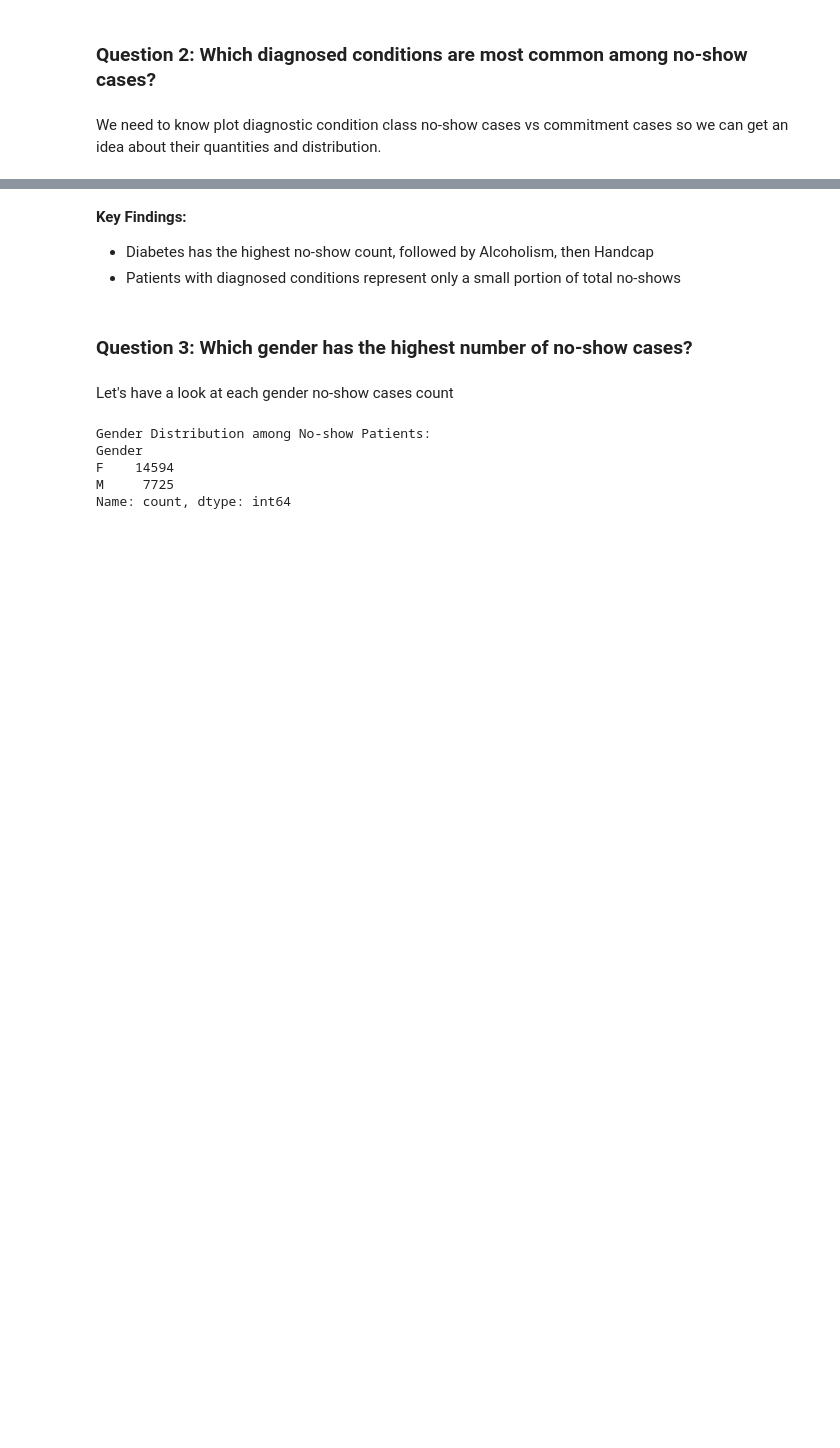
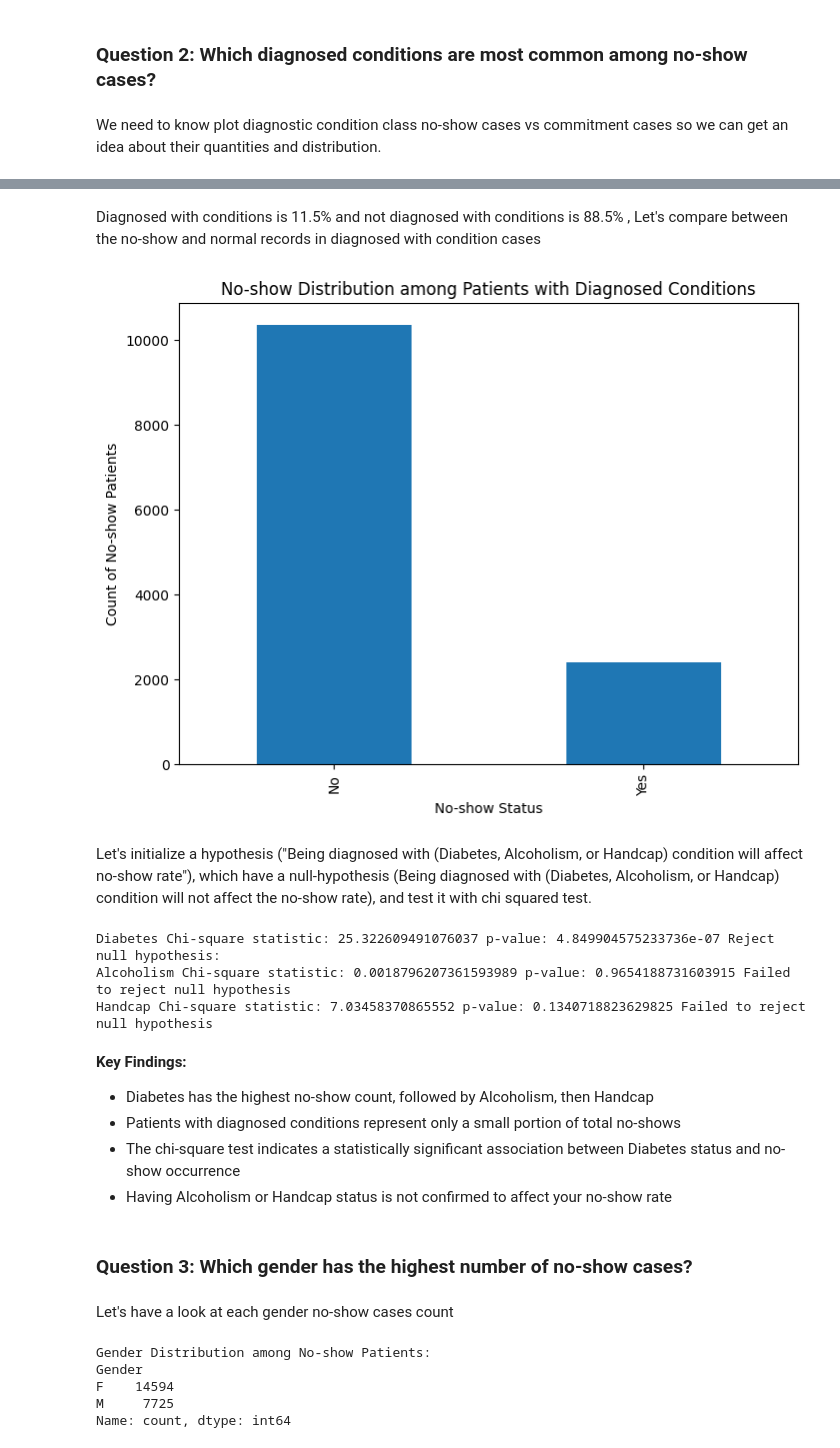
Before and after one commit to tamer-fakhoury/No-Show-Appointment-Analysis, a Jupyter notebook: investigate-no-show-appointments-dataset.ipynb, the cells around one changed output, grey strips where cells are left out. Cells and saved outputs as stored; diff of their text form; code cells hidden in the pictures; blank space fills up the shorter version.

```diff
--- a/investigate-no-show-appointments-dataset.ipynb
+++ b/investigate-no-show-appointments-dataset.ipynb
@@ -180,7 +180,36 @@ Diagnostic Condition Percentages among No-show Patients:
+# %% [markdown]
+Diagnosed with conditions is 11.5% and not diagnosed with conditions is 88.5% , Let's compare between the no-show and normal records in diagnosed with condition cases
+# %%
+fig, axis = plt.subplots(figsize=(8, 6))
+plot_no_show_distribution(
+    diagnosed_with_conditions['No-show'],
+    axis=axis,
+    title='No-show Distribution among Patients with Diagnosed Conditions',
+    X_label='No-show Status',
+    Y_label='Count of No-show Patients'
+)
+plt.show()
+# %% [output]
+[figure, added]
+# %% [markdown]
+Let's initialize a hypothesis ("Being diagnosed with (Diabetes, Alcoholism, or Handcap) condition will affect no-show rate"), which have a null-hypothesis (Being diagnosed with (Diabetes, Alcoholism, or Handcap) condition will not affect the no-show rate), and test it with chi squared test.
+# %%
+# We'll apply chi-square test to check for association between diagnosed conditions and no-show status
+alpha = 0.05
+for col in ['Diabetes', 'Alcoholism', 'Handcap']:
+    table = pd.crosstab(df[col], df['No-show'])
+    chi2, p, _, _ = chi2_contingency(table)
+    print(col, "Chi-square statistic:", chi2, "p-value:", p, "Reject null hypothesis:" if p < alpha else "Failed to reject null hypothesis")
+# %% [output]
+Diabetes Chi-square statistic: 25.322609491076037 p-value: 4.849904575233736e-07 Reject null hypothesis:
+Alcoholism Chi-square statistic: 0.0018796207361593989 p-value: 0.9654188731603915 Failed to reject null hypothesis
+Handcap Chi-square statistic: 7.03458370865552 p-value: 0.1340718823629825 Failed to reject null hypothesis
 # %% [markdown]
 **Key Findings:**
 - Diabetes has the highest no-show count, followed by Alcoholism, then Handcap
 - Patients with diagnosed conditions represent only a small portion of total no-shows
+- The chi-square test indicates a statistically significant association between Diabetes status and no-show occurrence
+- Having Alcoholism or Handcap status is not confirmed to affect your no-show rate
 # %% [markdown]
 ### Question 3: Which gender has the highest number of no-show cases?
 # %% [markdown]
```
Also changed, not shown: parts of 39 cells of this notebook, 1 other file.
